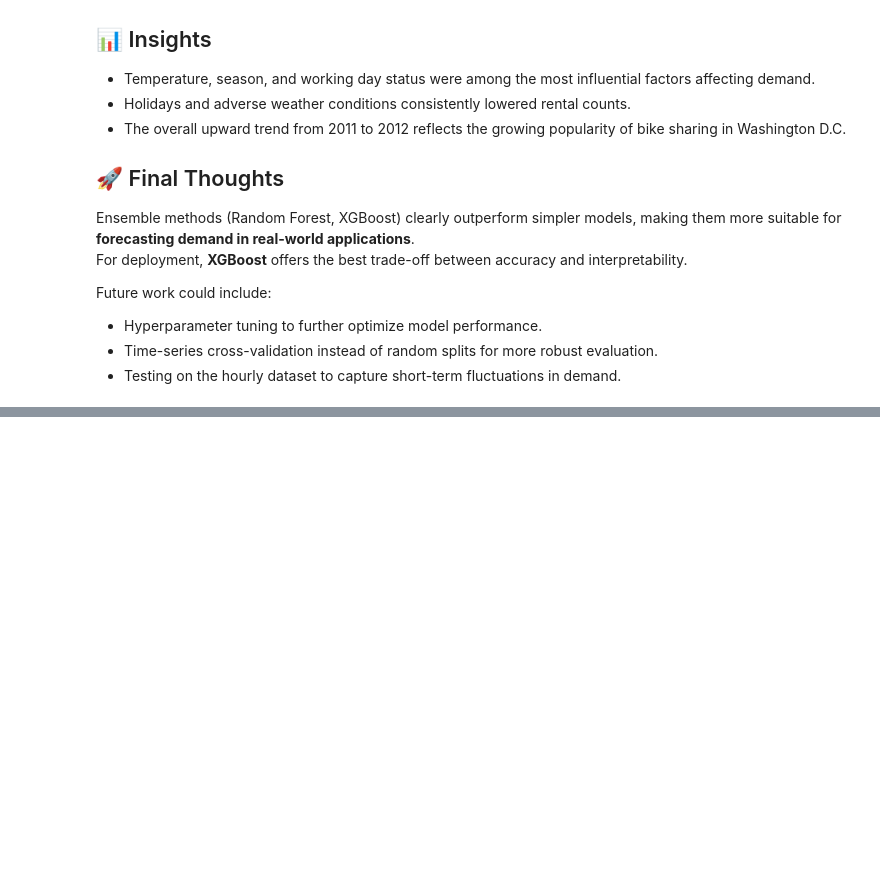
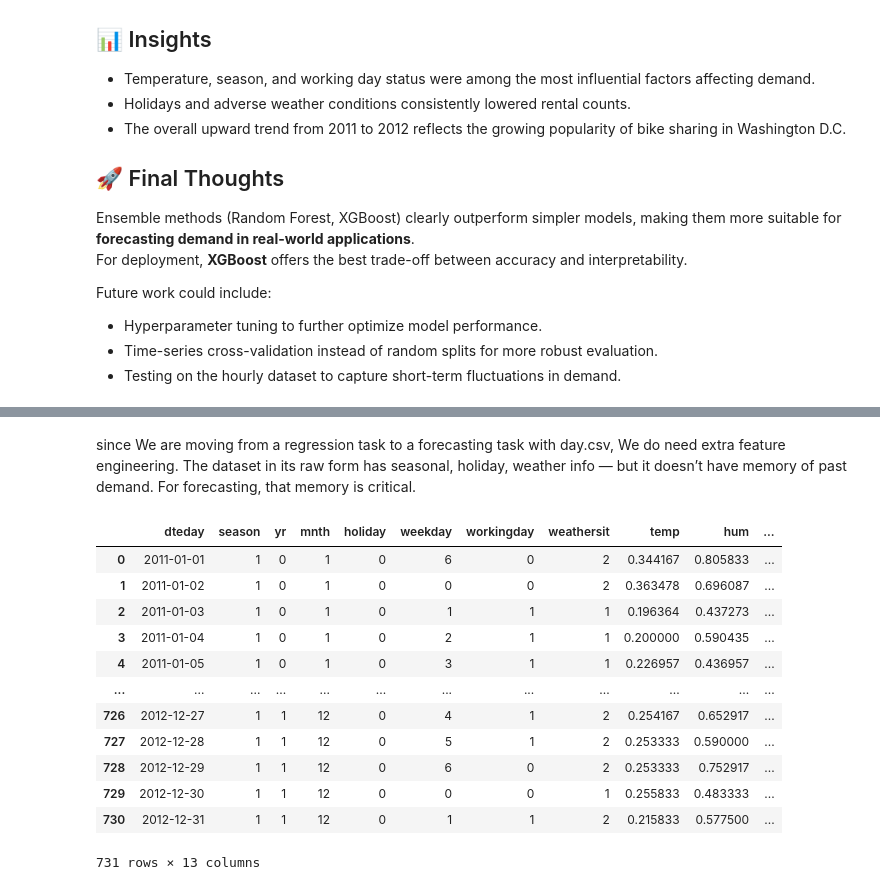
Before and after one commit to MosabAhmed92/bike-sharing-prediction, a Jupyter notebook: EDA.ipynb, the cells around one changed output, grey strips where cells are left out. Cells and saved outputs as stored; diff of their text form; code cells hidden in the pictures; blank space fills up the shorter version.

```diff
--- a/EDA.ipynb
+++ b/EDA.ipynb
@@ -1094,0 +1143,23 @@ Future work could include:
+# %% [markdown]
+since We are moving from a regression task to a forecasting task with day.csv, We do need extra feature engineering. The dataset in its raw form has seasonal, holiday, weather info — but it doesn’t have memory of past demand. For forecasting, that memory is critical.
+# %%
+day_data_forecasting = day_data.copy()
+# %%
+columns_to_drop = ['instant', 'atemp', 'casual', 'registered', 'year', 'month', 'day_of_week', 'working_day']
+day_data_forecasting = day_data_forecasting.drop(columns=columns_to_drop, axis=1)
+# %%
+day_data_forecasting
+# %% [output]
+|  | dteday | season | yr | mnth | holiday | weekday | workingday | weathersit | temp | hum | ... |
+| 0 | 2011-01-01 | 1 | 0 | 1 | 0 | 6 | 0 | 2 | 0.344167 | 0.805833 | ... |
+| 1 | 2011-01-02 | 1 | 0 | 1 | 0 | 0 | 0 | 2 | 0.363478 | 0.696087 | ... |
+| 2 | 2011-01-03 | 1 | 0 | 1 | 0 | 1 | 1 | 1 | 0.196364 | 0.437273 | ... |
+| 3 | 2011-01-04 | 1 | 0 | 1 | 0 | 2 | 1 | 1 | 0.200000 | 0.590435 | ... |
+| 4 | 2011-01-05 | 1 | 0 | 1 | 0 | 3 | 1 | 1 | 0.226957 | 0.436957 | ... |
+| ... | ... | ... | ... | ... | ... | ... | ... | ... | ... | ... | ... |
+| 726 | 2012-12-27 | 1 | 1 | 12 | 0 | 4 | 1 | 2 | 0.254167 | 0.652917 | ... |
+| 727 | 2012-12-28 | 1 | 1 | 12 | 0 | 5 | 1 | 2 | 0.253333 | 0.590000 | ... |
+| 728 | 2012-12-29 | 1 | 1 | 12 | 0 | 6 | 0 | 2 | 0.253333 | 0.752917 | ... |
+| 729 | 2012-12-30 | 1 | 1 | 12 | 0 | 0 | 0 | 1 | 0.255833 | 0.483333 | ... |
+| 730 | 2012-12-31 | 1 | 1 | 12 | 0 | 1 | 1 | 2 | 0.215833 | 0.577500 | ... |
+731 rows × 13 columns
```
Also changed, not shown: parts of 47 cells of this notebook.
